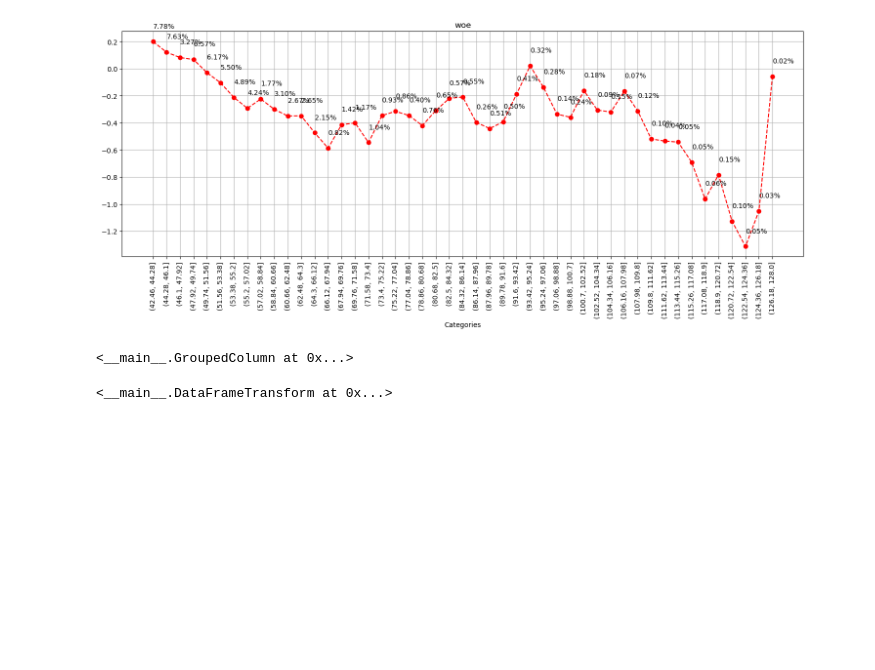
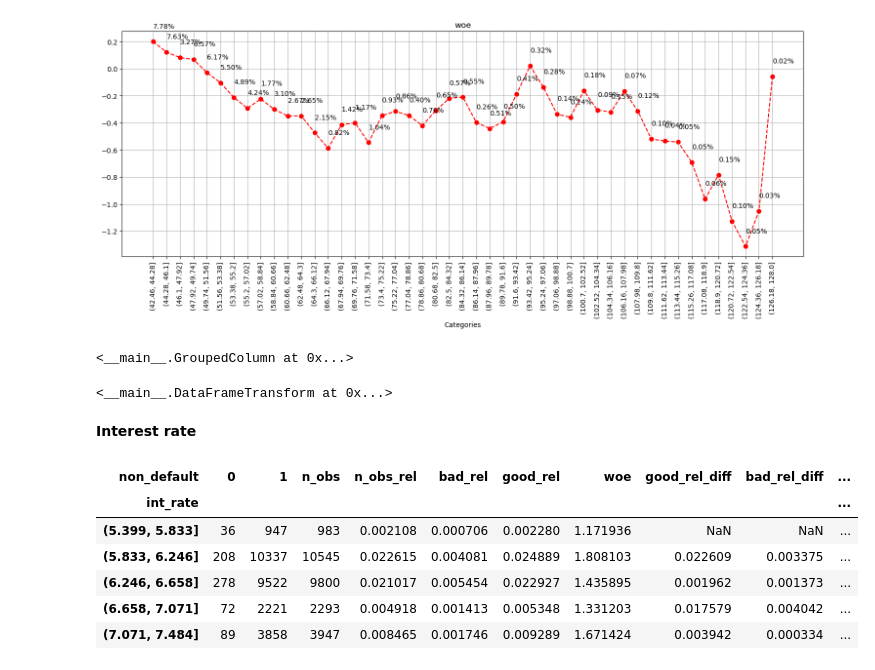
Before and after one commit to Xavi-Linux/CaRMeLo, a Jupyter notebook: notebooks/Data_preparation.ipynb, the cells around one changed output. Saved outputs shown, nothing was run; the diff lists cells and outputs as text; code cells hidden in the pictures; blank space fills up the shorter version.

```diff
--- a/notebooks/Data_preparation.ipynb
+++ b/notebooks/Data_preparation.ipynb
@@ -733,3 +734,5 @@ m_issue_groups.add_child(
 continuous_dft.add_child(m_issue_groups)
 # %% [output]
 <__main__.DataFrameTransform at 0x...>
+# %% [markdown]
+**Interest rate**
@@ -735,0 +747,10 @@ continuous_dft.add_child(m_issue_groups)
+# %%
+int_rate_woe.head()
+# %% [output]
+| non_default | 0 | 1 | n_obs | n_obs_rel | bad_rel | good_rel | woe | good_rel_diff | bad_rel_diff | ... |
+| int_rate |  |  |  |  |  |  |  |  |  | ... |
+| (5.399, 5.833] | 36 | 947 | 983 | 0.002108 | 0.000706 | 0.002280 | 1.171936 | NaN | NaN | ... |
+| (5.833, 6.246] | 208 | 10337 | 10545 | 0.022615 | 0.004081 | 0.024889 | 1.808103 | 0.022609 | 0.003375 | ... |
+| (6.246, 6.658] | 278 | 9522 | 9800 | 0.021017 | 0.005454 | 0.022927 | 1.435895 | 0.001962 | 0.001373 | ... |
+| (6.658, 7.071] | 72 | 2221 | 2293 | 0.004918 | 0.001413 | 0.005348 | 1.331203 | 0.017579 | 0.004042 | ... |
+| (7.071, 7.484] | 89 | 3858 | 3947 | 0.008465 | 0.001746 | 0.009289 | 1.671424 | 0.003942 | 0.000334 | ... |
```
Also changed, not shown: parts of 9 cells of this notebook.
